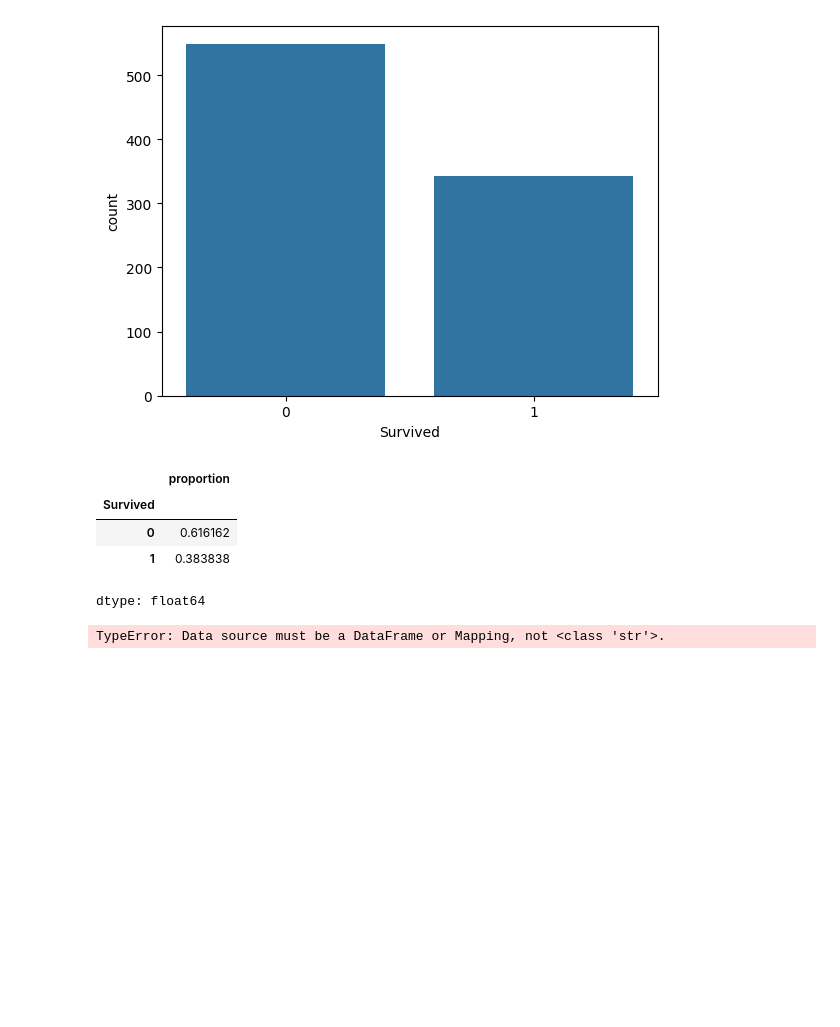
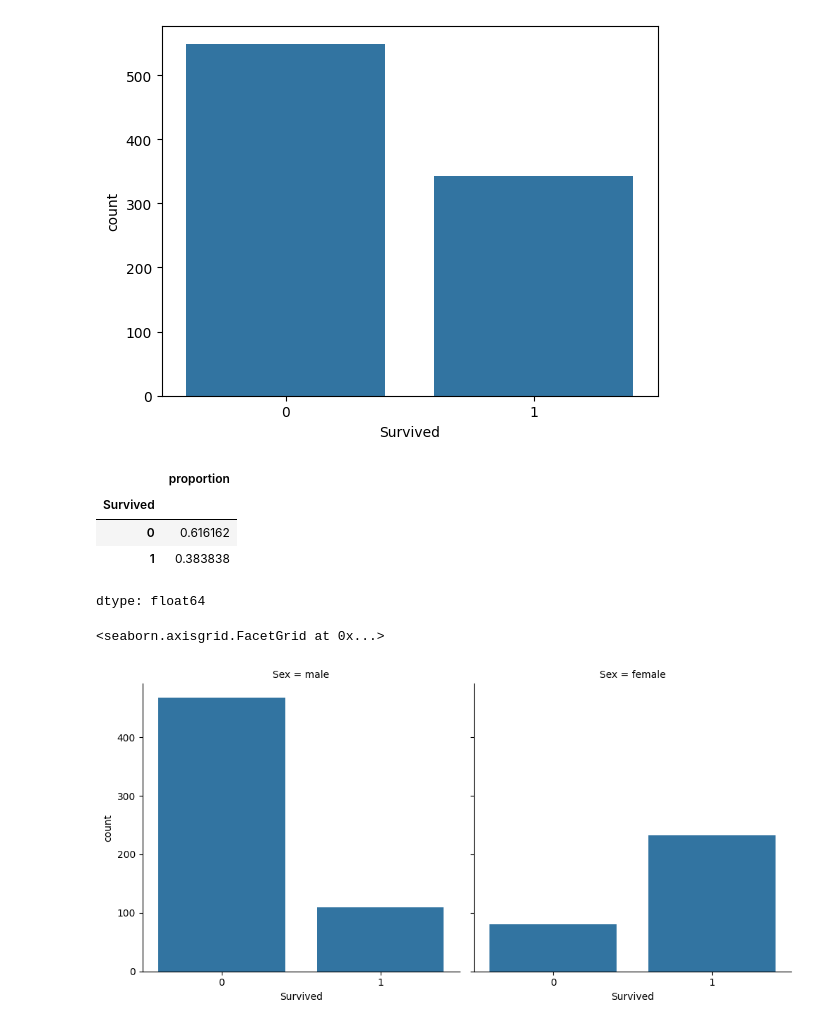
Before and after one commit to pbarizza/ML-course-2025, a Jupyter notebook: lesson03.ipynb, the cells around one changed output. Cells and saved outputs as stored; diff of their text form; code cells hidden in the pictures; blank space fills up the shorter version.

```diff
--- a/lesson03.ipynb
+++ b/lesson03.ipynb
@@ -67,6 +67,7 @@ df_train['Survived'].value_counts(True)
 | 1 | 0.383838 |
 dtype: float64
 # %%
-sns.catplot(x='Survived', col='Sex', kind='count', data='df_train')
+sns.catplot(x='Survived', col='Sex', kind='count', data=df_train)
 # %% [output]
-TypeError: Data source must be a DataFrame or Mapping, not <class 'str'>.
+<seaborn.axisgrid.FacetGrid at 0x...>
+[figure, added]
```
Also changed, not shown: parts of 4 cells of this notebook.
